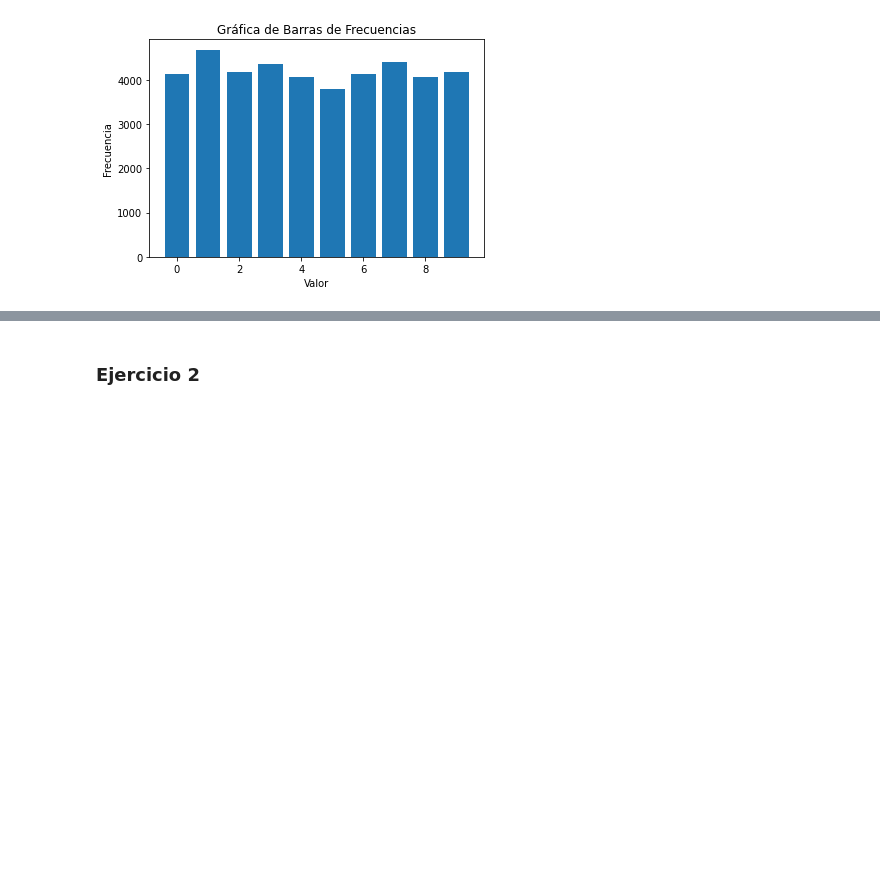
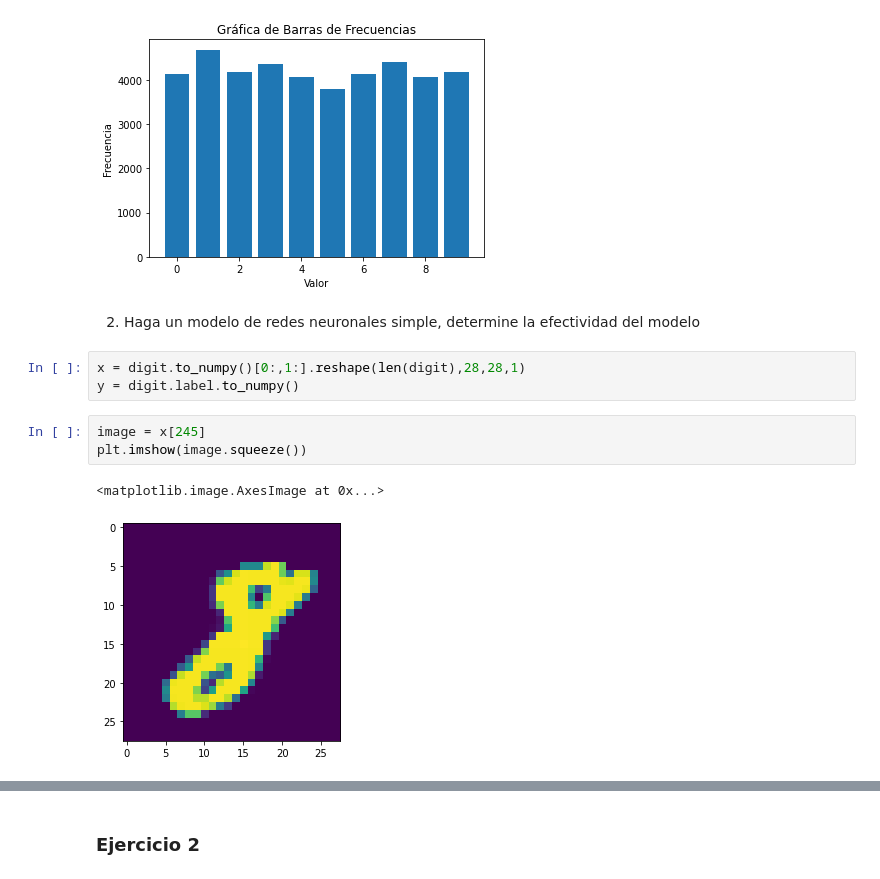
Before and after one commit to CristopherBarrios/Lab3-DeepLearning-DataScience, a Jupyter notebook: lab3.ipynb, the cells around one changed output, grey strips where cells are left out. Saved outputs shown, nothing was run; the diff lists cells and outputs as text; blank space fills up the shorter version.

```diff
--- a/lab3.ipynb
+++ b/lab3.ipynb
@@ -142,3 +145,14 @@ plt.title('Gráfica de Barras de Frecuencias')
 plt.show()
 # %% [output]
 [figure]
+# %% [markdown]
+2. Haga un modelo de redes neuronales simple, determine la efectividad del modelo
+# %%
+x = digit.to_numpy()[0:,1:].reshape(len(digit),28,28,1)
+y = digit.label.to_numpy()
+# %%
+image = x[245]
+plt.imshow(image.squeeze())
+# %% [output]
+<matplotlib.image.AxesImage at 0x...>
+[figure, added]
```
Also changed, not shown: parts of 4 cells of this notebook.
